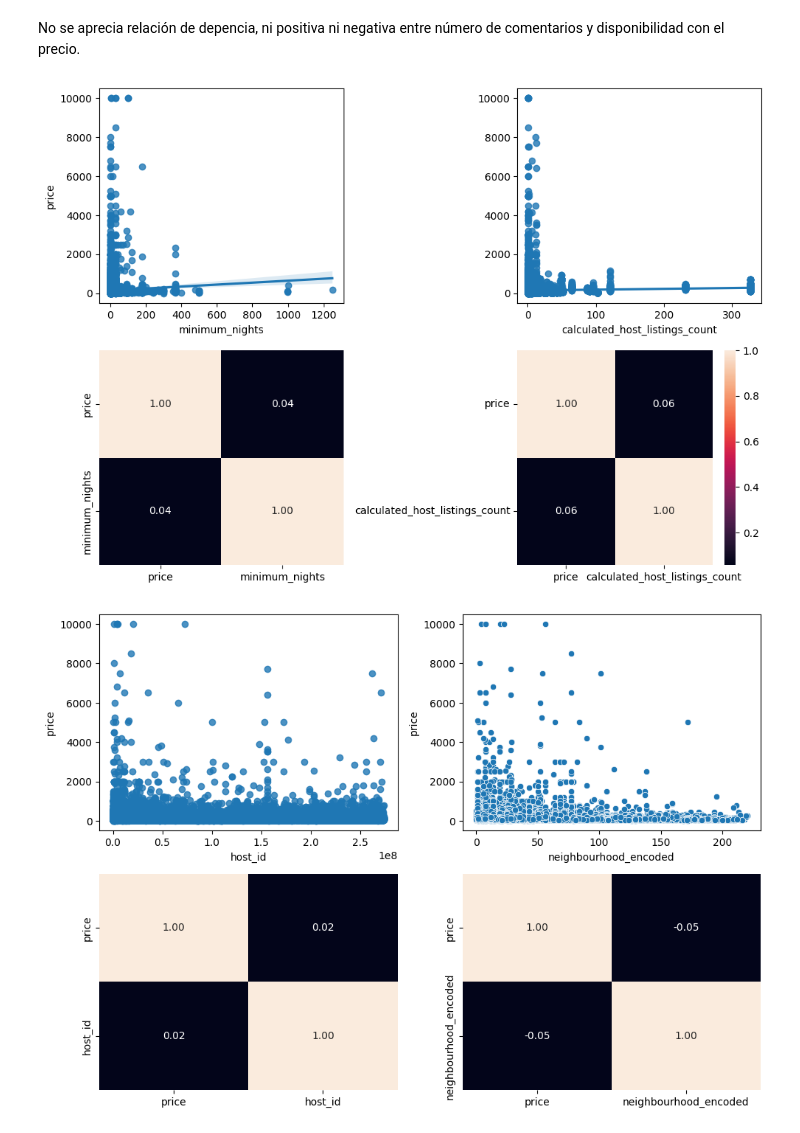
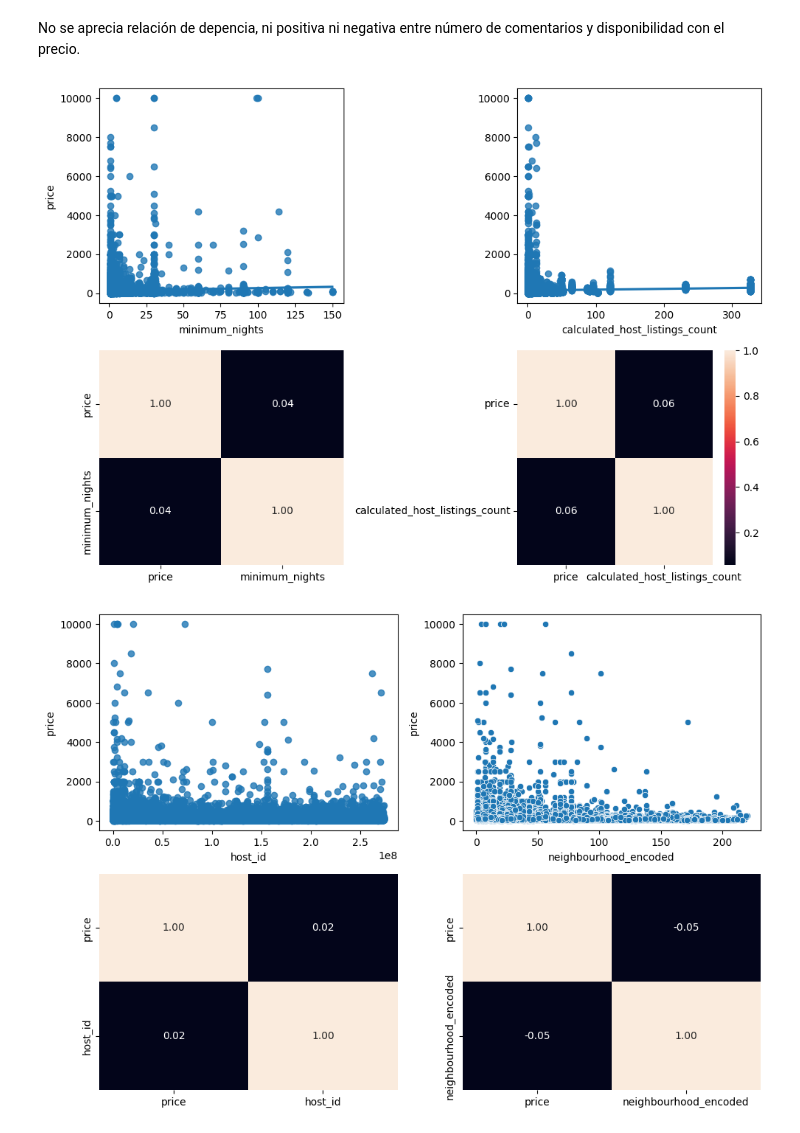
Before and after one commit to 4GeeksAcademy/Finarosalina_proyecto_EDA, a Jupyter notebook: src/explore.ipynb, the cells around one changed output. Drawn from its saved outputs; the diff is of its cells as text; code cells hidden in the pictures.

```diff
--- a/src/explore.ipynb
+++ b/src/explore.ipynb
@@ -189,20 +191,24 @@ No se aprecia relación de depencia, ni positiva ni negativa entre número de co
 # %%
  # Análisis de variables multivariante
 fig, axis = plt.subplots(2, 2, figsize = (10, 7))
 
-# Crear un diagrama de dispersión múltiple
-sns.regplot(ax = axis[0, 0], data = ds_limpio, x = "minimum_nights", y = "price")
+# Filtrar los datos donde 'minimum_nights' sea menor o igual a 150 tras ver boxplot
+ds_filtrado = ds_limpio[ds_limpio['minimum_nights'] <= 150]
+
+# Crear un gráfico de dispersión con los datos filtrados
+sns.regplot(ax=axis[0, 0], data=ds_filtrado, x="minimum_nights", y="price")
+
 sns.heatmap(ds_limpio[["price", "minimum_nights"]].corr(), annot = True, fmt = ".2f", ax = axis[1, 0], cbar = False)
 sns.regplot(ax = axis[0, 1], data = ds_limpio, x = "calculated_host_listings_count", y = "price").set(ylabel=None)
 sns.heatmap(ds_limpio[["price", "calculated_host_listings_count"]].corr(), annot = True, fmt = ".2f", ax = axis[1, 1])
 
 # Ajustar el layout
 plt.tight_layout()
 
 # Mostrar el plot
 plt.show()
 # %% [output]
-[figure, old version]
+[figure, new version]
 # %%
 # Análisis de variables multivariante
 fig, axis = plt.subplots(2, 2, figsize = (10, 7))
```
Also changed, not shown: parts of 8 cells of this notebook.
